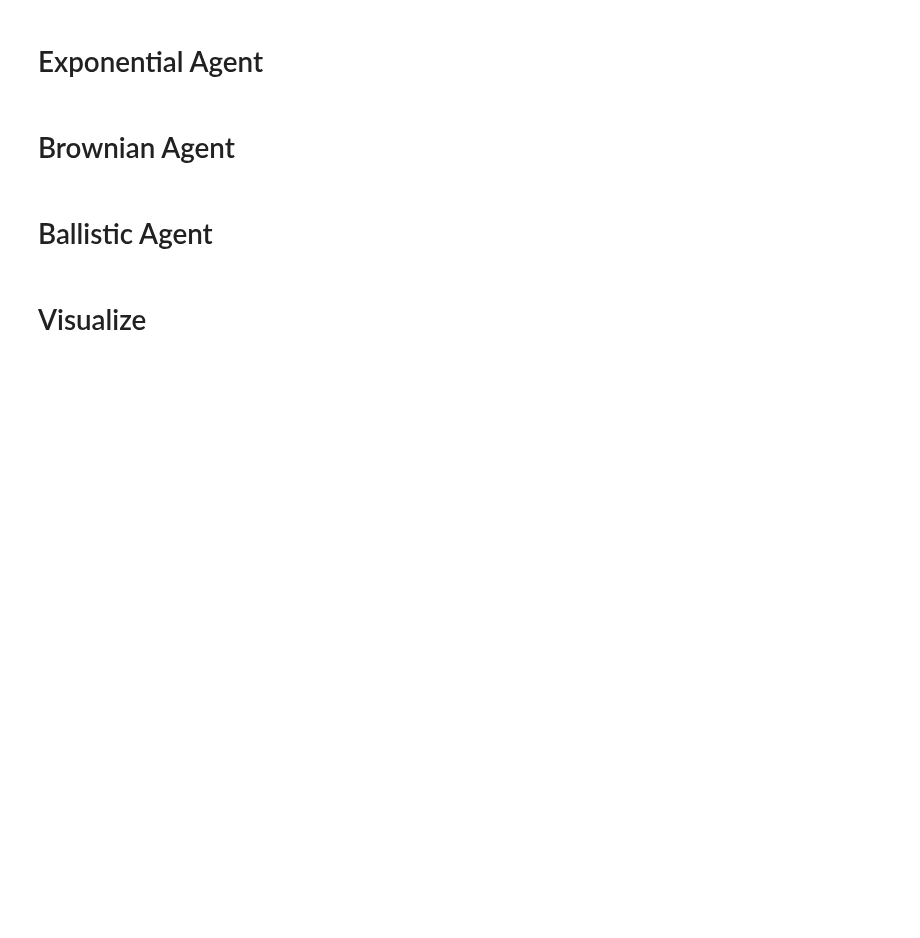
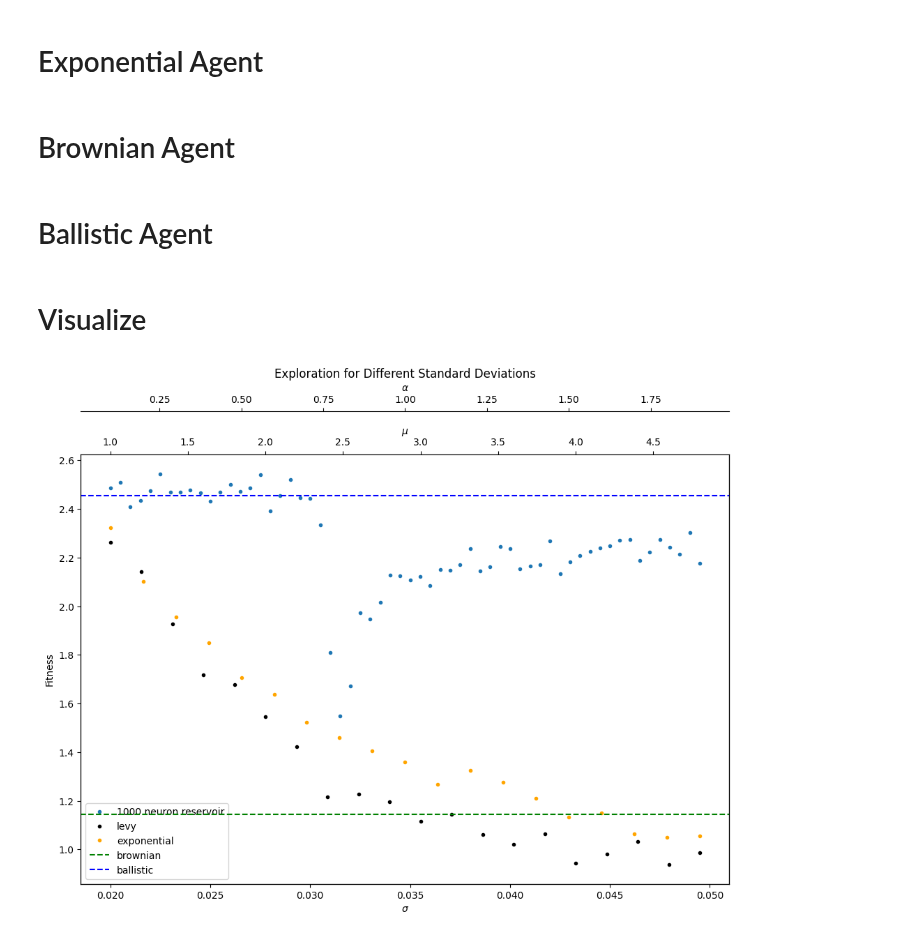
Before and after one commit to winlew/levy-agent-simulation, a Jupyter notebook: studies/parameters.ipynb, the cells around one changed output. Cells and saved outputs as stored; diff of their text form; code cells hidden in the pictures; blank space fills up the shorter version.

```diff
--- a/studies/parameters.ipynb
+++ b/studies/parameters.ipynb
@@ -96,34 +98,36 @@ data[params.type] = np.mean(sim.run(folder))
 fig, ax1 = plt.subplots(figsize=(12, 8))
 
 # first x-axis for reservoir
 for size in reservoir_sizes:
     ax1.plot(std_range, data['reservoir_' + str(size)], '.', label=f'{size} neuron reservoir')
 ax1.set_xlabel(r'$\sigma$')
 ax1.set_ylabel('Fitness')
 ax1.set_title('Exploration for Different Standard Deviations')
 
 # second x-axis for levy
 ax2 = ax1.twiny()
 ax2.plot(mu_range, data['levy'], '.', label='levy', color='black')
 ax2.set_xlabel(r'$\mu$')
 
 # third x-axis for exponential
 ax3 = ax1.twiny()
 ax3.spines["top"].set_position(("axes", 1.1))  # Offset third axis
-ax3.plot(mu_range, data['exponential'], '.', label='exponential', color='orange')
-ax3.set_xlabel(r'$\lambda$')
+ax3.plot(alpha_range, data['exponential'], '.', label='exponential', color='orange')
+ax3.set_xlabel(r'$\alpha$')
 ax3.xaxis.set_label_position('top')
 
 # horizontal lines for brownian and ballistic
-plt.axhline(y=data['brownian'], color='g', linestyle='--', label='Brownian')
-plt.axhline(y=data['ballistic'], color='b', linestyle='--', label='Ballistic')
+plt.axhline(y=data['brownian'], color='g', linestyle='--', label='brownian')
+plt.axhline(y=data['ballistic'], color='b', linestyle='--', label='ballistic')
 
 # combined legends
 lines, labels = ax1.get_legend_handles_labels()
 lines2, labels2 = ax2.get_legend_handles_labels()
 ax1.legend(lines + lines2, labels + labels2)
 # add to combined legends
 lines3, labels3 = ax3.get_legend_handles_labels()
 ax1.legend(lines + lines2 + lines3, labels + labels2 + labels3)
 
 plt.show()
+# %% [output]
+[figure, added]
```
Also changed, not shown: parts of 4 cells of this notebook, 1 other file.
